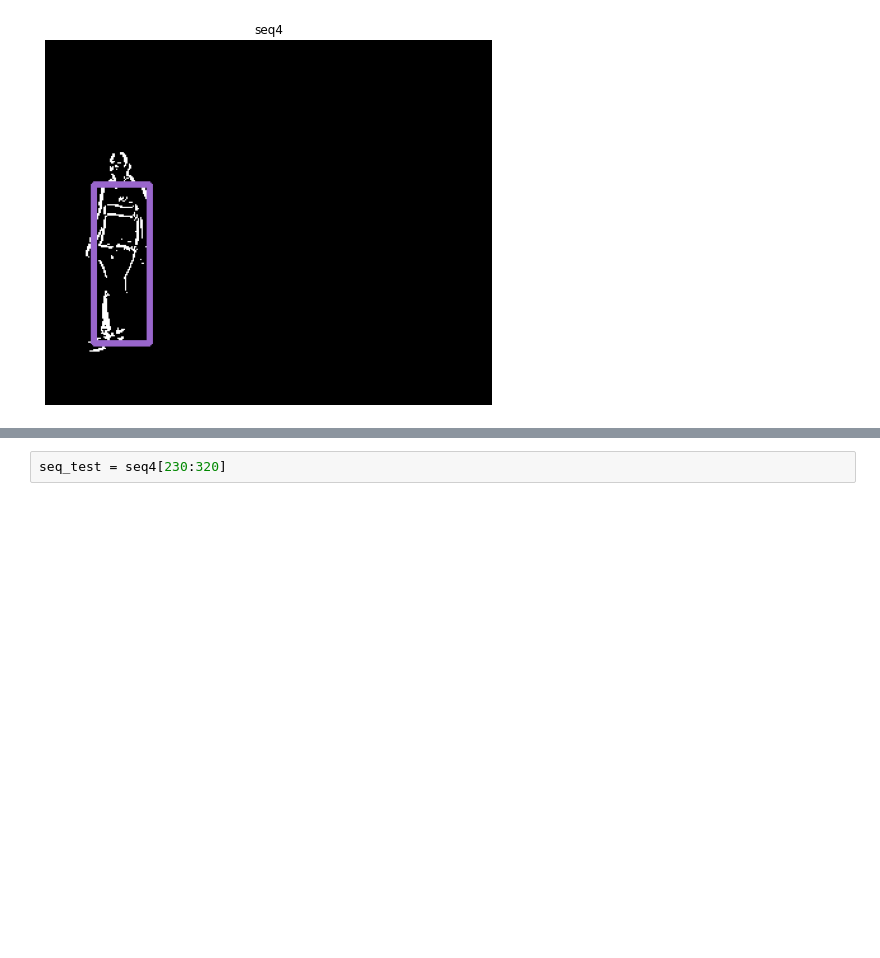
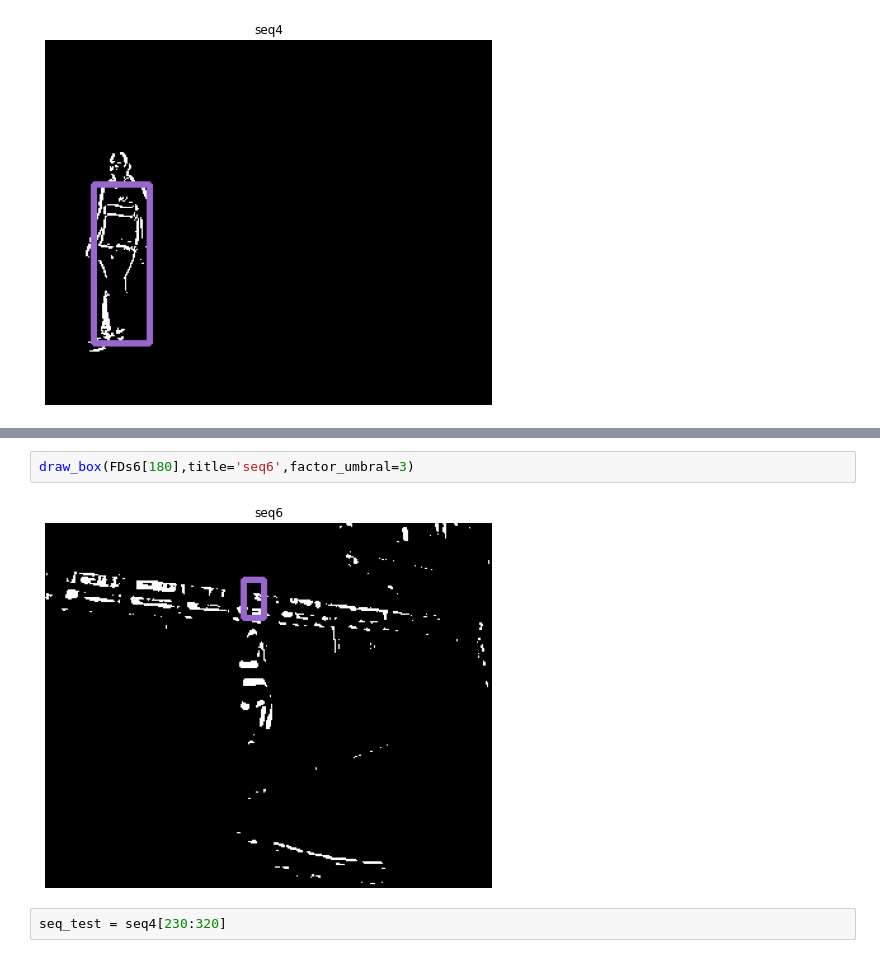
Before and after one commit to BenjaminIrarrazabal/Laboratorios_Inteligencia, a Jupyter notebook: Exp3.ipynb, the cells around one changed output, grey strips where cells are left out. Saved outputs shown, nothing was run; the diff lists cells and outputs as text; blank space fills up the shorter version.

```diff
--- a/Exp3.ipynb
+++ b/Exp3.ipynb
@@ -334,2 +349,6 @@ draw_box(FDs4[320],title='seq4',factor_umbral=4)
+# %%
+draw_box(FDs6[180],title='seq6',factor_umbral=3)
+# %% [output]
+[figure, added]
 # %%
 seq_test = seq4[230:320]
```
Also changed, not shown: parts of 7 cells of this notebook.
